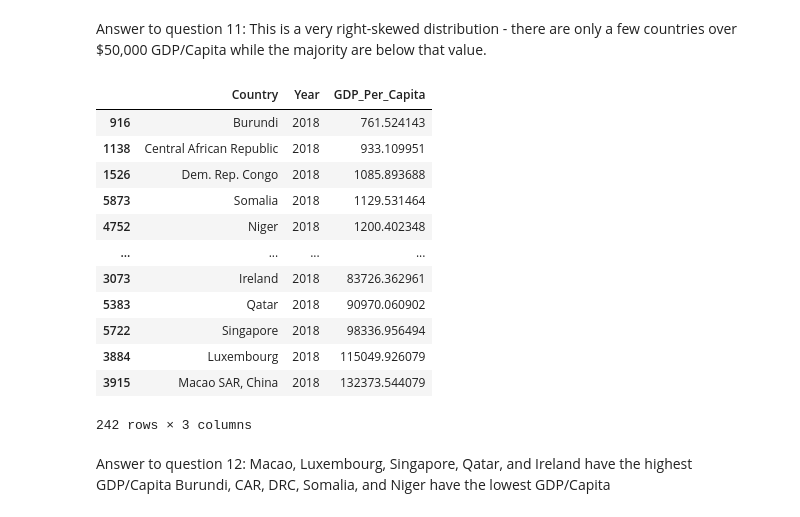
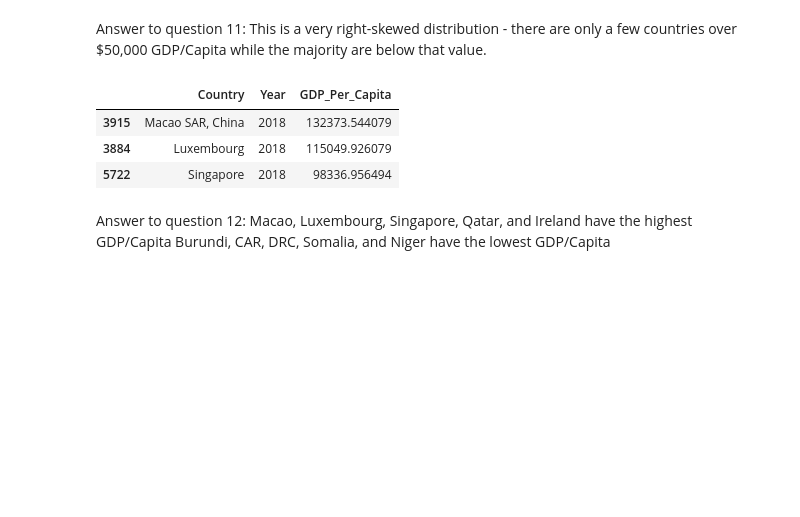
Before and after one commit to ballir27/un-exploration, a Jupyter notebook: Notebooks/UN_Data_Exploration.ipynb, the cells around one changed output. Cells and saved outputs as stored; diff of their text form; code cells hidden in the pictures; blank space fills up the shorter version.

```diff
--- a/Notebooks/UN_Data_Exploration.ipynb
+++ b/Notebooks/UN_Data_Exploration.ipynb
@@ -122,22 +122,13 @@ plt.show()
 Answer to question 11:
 This is a very right-skewed distribution - there are only a few countries over $50,000 GDP/Capita while the majority are below that value.
 # %%
-gdp_2018 = gdp_df[gdp_df['Year']==2018].sort_values('GDP_Per_Capita')
-gdp_2018
+gdp_2018 = gdp_df[gdp_df['Year']==2018].sort_values('GDP_Per_Capita',ascending = False)
+gdp_2018.head(3)
 # %% [output]
 |  | Country | Year | GDP_Per_Capita |
-| 916 | Burundi | 2018 | 761.524143 |
-| 1138 | Central African Republic | 2018 | 933.109951 |
-| 1526 | Dem. Rep. Congo | 2018 | 1085.893688 |
-| 5873 | Somalia | 2018 | 1129.531464 |
-| 4752 | Niger | 2018 | 1200.402348 |
-| ... | ... | ... | ... |
-| 3073 | Ireland | 2018 | 83726.362961 |
-| 5383 | Qatar | 2018 | 90970.060902 |
+| 3915 | Macao SAR, China | 2018 | 132373.544079 |
+| 3884 | Luxembourg | 2018 | 115049.926079 |
 | 5722 | Singapore | 2018 | 98336.956494 |
-| 3884 | Luxembourg | 2018 | 115049.926079 |
-| 3915 | Macao SAR, China | 2018 | 132373.544079 |
-242 rows × 3 columns
 # %% [markdown]
 Answer to question 12:
 Macao, Luxembourg, Singapore, Qatar, and Ireland have the highest GDP/Capita
```
Also changed, not shown: parts of 1 cell of this notebook.
